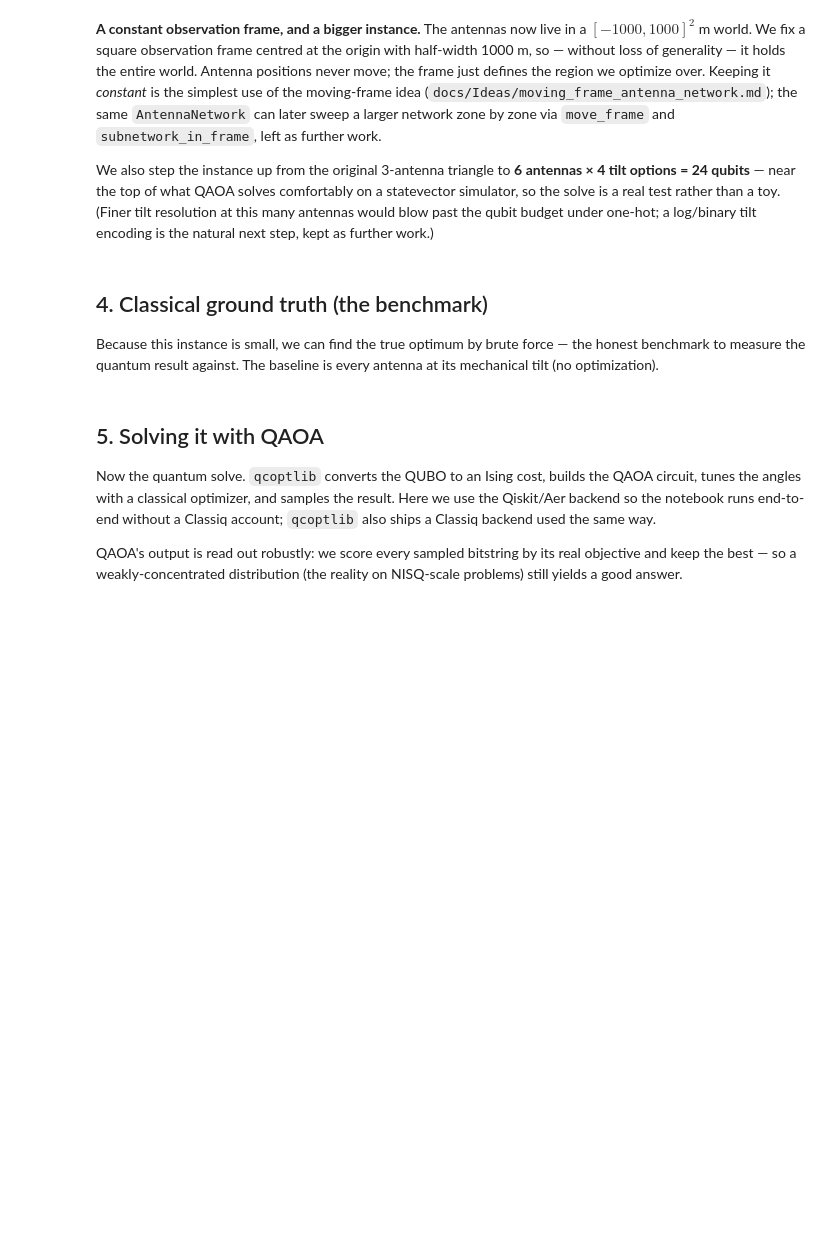
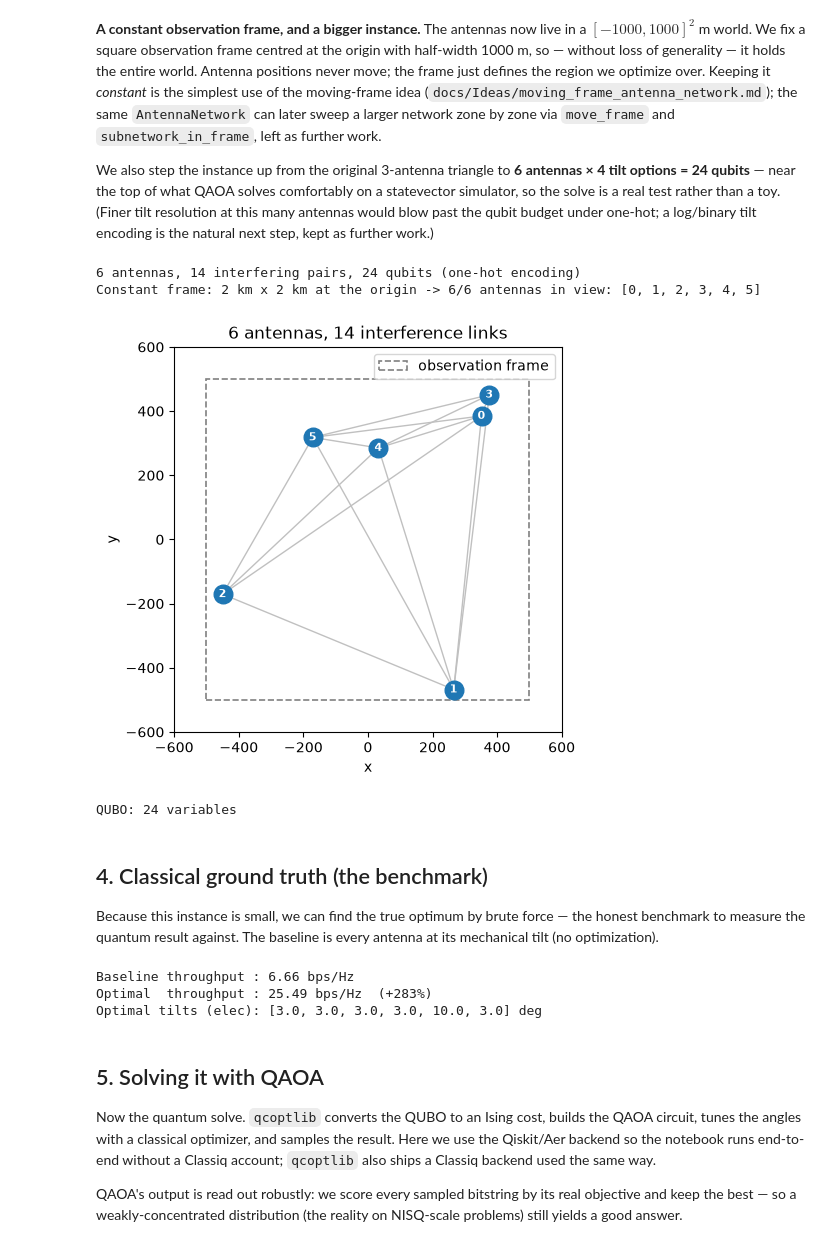
Before and after one commit to Rom5Leo/Telecom_Optimization, a Jupyter notebook: hackathon-2026/alternative-approach/antenna_tilt_hackathon_showcase.ipynb, the cells around one changed output. Drawn from its saved outputs; the diff is of its cells as text; code cells hidden in the pictures; blank space fills up the shorter version.

Commit message:
Updating the alternative-approach to the use of 6 antennas X 4 tilts options which uses 24 qubits; still runable in our scale.

```diff
--- a/hackathon-2026/alternative-approach/antenna_tilt_hackathon_showcase.ipynb
+++ b/hackathon-2026/alternative-approach/antenna_tilt_hackathon_showcase.ipynb
@@ -108,36 +110,41 @@ from qcoptlib.viz import plot_network_2d
 # never move; the frame just selects what we optimize. 6 antennas x 4 tilts = 24 qubits, near
 # the top of QAOA's comfortable range on a statevector simulator.
 rng = np.random.default_rng(28)
 net = AntennaNetwork(
-    positions=rng.uniform(-1000, 1000, size=(6, 2)),  # 6 antennas
-    couple_range=1100.0,                               # two antennas interfere within this range (m)
+    positions=rng.uniform(-500, 500, size=(6, 2)),  # 6 antennas
+    couple_range=1000.0,                               # two antennas interfere within this range (m)
     elec_options=(-10.0, -3.0, 3.0, 10.0),            # 4 tilt options -> 24 qubits (one-hot)
     frame_center=(0.0, 0.0),                          # constant frame at the origin...
-    frame_half_width=1000.0,                          # ...spanning the full [-1000, 1000]^2 world
+    frame_half_width=500.0,                          # ...spanning the full [-500, 500]^2 world
 )
 in_frame = net.antennas_in_frame
 print(f"{net.n} antennas, {len(net.neighbors)} interfering pairs, "
       f"{net.n * net.k} qubits (one-hot encoding)")
 print(f"Constant frame: 2 km x 2 km at the origin -> "
       f"{len(in_frame)}/{net.n} antennas in view: {in_frame.tolist()}")
 
 fig, ax = plt.subplots(figsize=(5, 5))
 plot_network_2d(net.positions, edges=net.neighbors, ax=ax,
                 title=f"{net.n} antennas, {len(net.neighbors)} interference links")
 cx, cy = net.frame_center                          # draw the constant frame
 hw = net.frame_half_width
 ax.add_patch(plt.Rectangle((cx - hw, cy - hw), 2 * hw, 2 * hw, fill=False,
              ls="--", ec="grey", lw=1.2, label="observation frame"))
 ax.set_xlim(cx - hw - 100, cx + hw + 100)
 ax.set_ylim(cy - hw - 100, cy + hw + 100)
 ax.legend(loc="upper right")
 plt.show()
 
 # The frame holds the whole world, so optimizing `net` already optimizes the framed zone. When
 # the frame is smaller than the network (the moving-frame extension), carve out the local problem
 # with:  local_net, ids = net.subnetwork_in_frame()  and solve `local_net` instead.
 qubo = antenna_tilt_qubo(net, beta=0.02)   # beta = interference weight
 print(f"QUBO: {qubo.n} variables")
+# %% [output]
+6 antennas, 14 interfering pairs, 24 qubits (one-hot encoding)
+Constant frame: 2 km x 2 km at the origin -> 6/6 antennas in view: [0, 1, 2, 3, 4, 5]
+[figure, added]
+QUBO: 24 variables
 # %% [markdown]
 ## 4. Classical ground truth (the benchmark)
 
@@ -158,6 +165,10 @@ se_opt  = net.total_spectral_efficiency(list(best_cfg))
 print(f"Baseline throughput : {se_base:.2f} bps/Hz")
 print(f"Optimal  throughput : {se_opt:.2f} bps/Hz  (+{100*se_opt/se_base-100:.0f}%)")
 print(f"Optimal tilts (elec): {[net.elec_options[k] for k in best_cfg]} deg")
+# %% [output]
+Baseline throughput : 6.66 bps/Hz
+Optimal  throughput : 25.49 bps/Hz  (+283%)
+Optimal tilts (elec): [3.0, 3.0, 3.0, 3.0, 10.0, 3.0] deg
 # %% [markdown]
 ## 5. Solving it with QAOA
 
```
Also changed, not shown: parts of 3 cells of this notebook.
